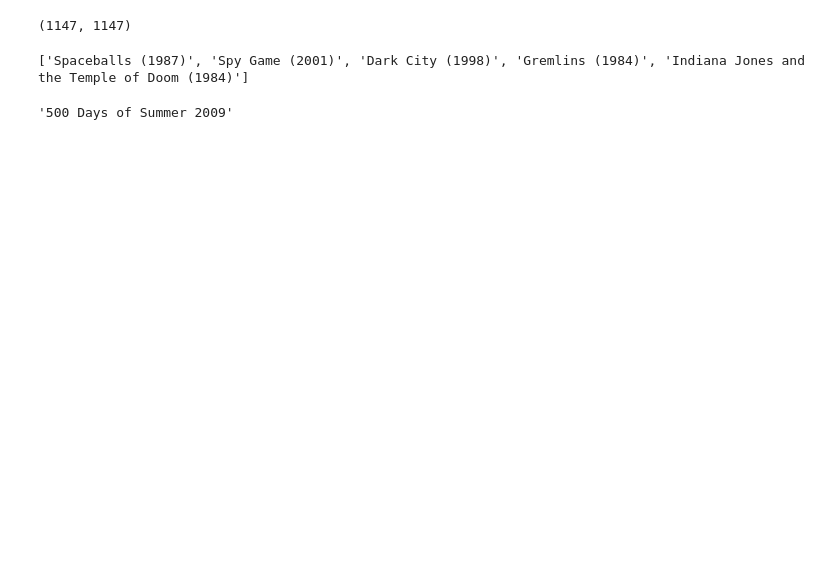
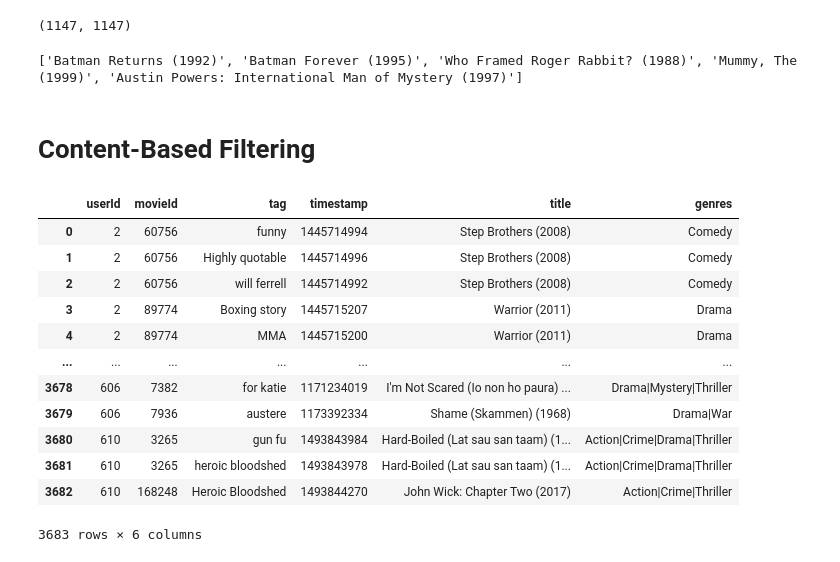
Before and after one commit to KHITOLIA/Movie-Recommendation-System-using-Collaborative-Filtering, a Jupyter notebook: notebook/recommendation_system.ipynb, the cells around one changed output. Saved outputs shown, nothing was run; the diff lists cells and outputs as text; code cells hidden in the pictures; blank space fills up the shorter version.

Commit message:
content+collaborative filtering applied

```diff
--- a/notebook/recommendation_system.ipynb
+++ b/notebook/recommendation_system.ipynb
@@ -296,6 +273,6 @@ def recommend(movie_name):
 
     return recommendations
 # %%
-print(recommend('WarGames'))
+print(collaborative_recommend('Batman'))
 # %% [output]
-['Spaceballs (1987)', 'Spy Game (2001)', 'Dark City (1998)', 'Gremlins (1984)', 'Indiana Jones and the Temple of Doom (1984)']
+['Batman Returns (1992)', 'Batman Forever (1995)', 'Who Framed Roger Rabbit? (1988)', 'Mummy, The (1999)', 'Austin Powers: International Man of Mystery (1997)']
@@ -310,4 +279,20 @@ with open('score.pkl', 'wb') as file:
-# %%
-pt.index[0].replace("(", "").replace(")", "")[]
-# %% [output]
-'500 Days of Summer 2009'
+# %% [markdown]
+# Content-Based Filtering
+# %%
+movie_data_1 = pd.read_csv(path + '/' + 'tags.csv').merge(pd.read_csv(path + '/' + 'movies.csv'), on = 'movieId', how = 'inner')
+# %%
+movie_data_1
+# %% [output]
+|  | userId | movieId | tag | timestamp | title | genres |
+| 0 | 2 | 60756 | funny | 1445714994 | Step Brothers (2008) | Comedy |
+| 1 | 2 | 60756 | Highly quotable | 1445714996 | Step Brothers (2008) | Comedy |
+| 2 | 2 | 60756 | will ferrell | 1445714992 | Step Brothers (2008) | Comedy |
+| 3 | 2 | 89774 | Boxing story | 1445715207 | Warrior (2011) | Drama |
+| 4 | 2 | 89774 | MMA | 1445715200 | Warrior (2011) | Drama |
+| ... | ... | ... | ... | ... | ... | ... |
+| 3678 | 606 | 7382 | for katie | 1171234019 | I'm Not Scared (Io non ho paura) ... | Drama|Mystery|Thriller |
+| 3679 | 606 | 7936 | austere | 1173392334 | Shame (Skammen) (1968) | Drama|War |
+| 3680 | 610 | 3265 | gun fu | 1493843984 | Hard-Boiled (Lat sau san taam) (1... | Action|Crime|Drama|Thriller |
+| 3681 | 610 | 3265 | heroic bloodshed | 1493843978 | Hard-Boiled (Lat sau san taam) (1... | Action|Crime|Drama|Thriller |
+| 3682 | 610 | 168248 | Heroic Bloodshed | 1493844270 | John Wick: Chapter Two (2017) | Action|Crime|Thriller |
+3683 rows × 6 columns
```
Also changed, not shown: parts of 27 cells of this notebook, 6 other files.
